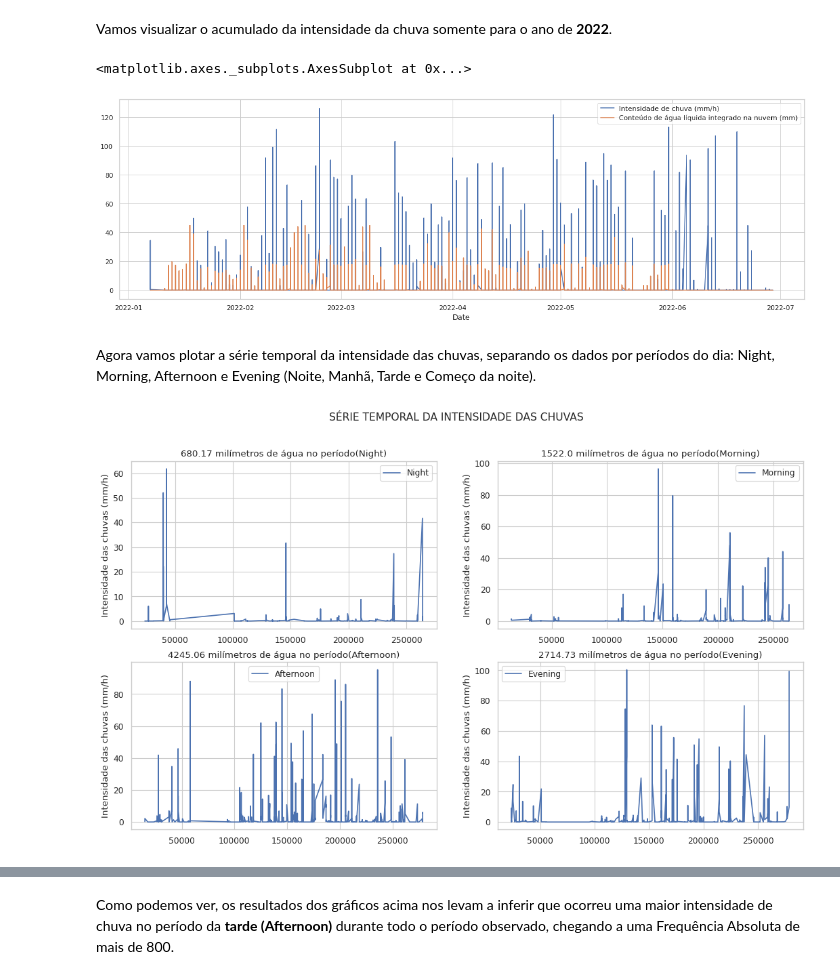
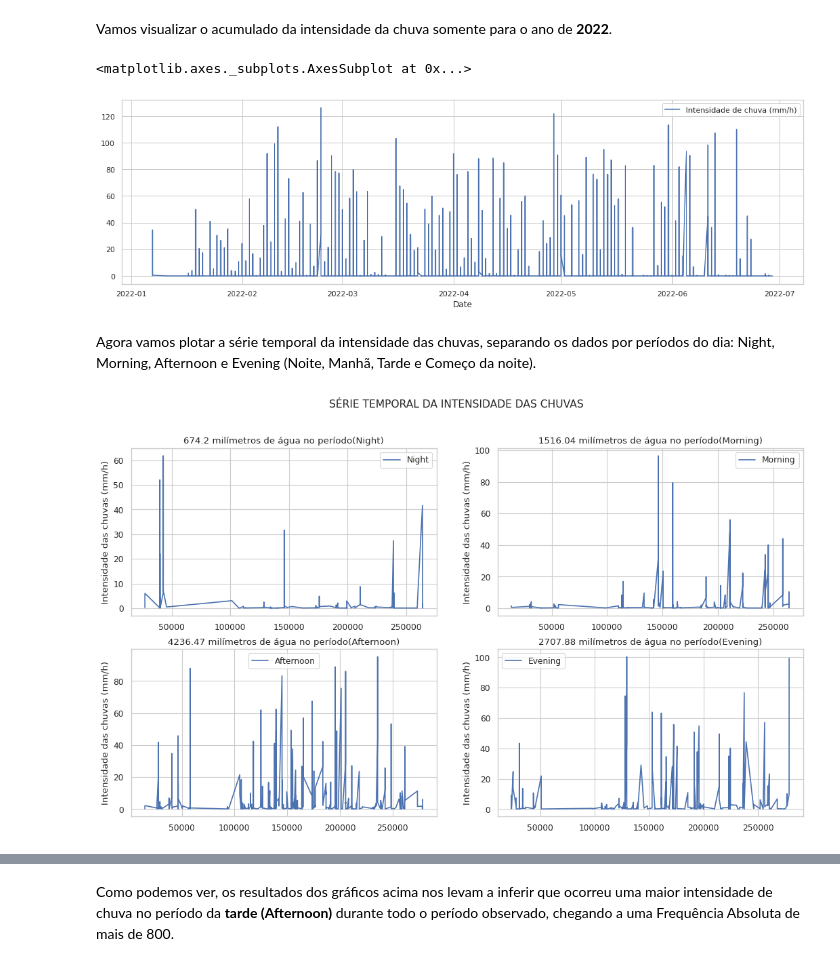
Before and after one commit to lourencocavalcante/Introduction-to-Data-Science, a Jupyter notebook: INPE_CAP394_2022_Atv01_parte2_Lourenco.ipynb, the cells around one changed output, grey strips where cells are left out. Saved outputs shown, nothing was run; the diff lists cells and outputs as text; code cells hidden in the pictures.

```diff
--- a/INPE_CAP394_2022_Atv01_parte2_Lourenco.ipynb
+++ b/INPE_CAP394_2022_Atv01_parte2_Lourenco.ipynb
@@ -453,10 +497,10 @@ sns.heatmap(corr[(corr >= 0.50) | (corr <= -0.50)],cmap='viridis', vmax=1.0, vmi
 Vamos visualizar o acumulado da intensidade da chuva para todo o período dos dados, olhando apenas os registros de chuva, usando como referência a variável Rain_Intensity_mm_h.
 # %%
 #Plotando o acumulado da intensidade da chuva por horário do dia
-df_filter1_MP3000A_RD80 = df_MP3000A_RD80_final.query("(Rain_Intensity_mm_h > 0 and DataQuality > 0)")
+df_filter1_MP3000A_RD80 = df_MP3000A_RD80_final.query("(Rain_Intensity_mm_h > 0)")
 
 ax = plt.gca()
-plt.rcParams["figure.figsize"] = [15,6]
+plt.rcParams["figure.figsize"] = [18,5]
 df_filter1_MP3000A_RD80.plot(kind="line",x="Date",y="Rain_Intensity_mm_h",label='Intensidade de chuva (mm/h)', ax=ax)
 df_filter1_MP3000A_RD80.plot(kind='line',x='Date',y="Int_Liquid_mm", label='Conteúdo de água líquida integrado na nuvem (mm)', ax=ax)
 # %% [output]
@@ -465,15 +510,14 @@ NameError: ignored
 Vamos visualizar o acumulado da intensidade da chuva somente para o ano de **2022**.
 # %%
 #Plotando o acumulado da intensidade da chuva por horário do dia
-df_filter_MP3000A_RD80 = df_MP3000A_RD80_final.query("(Year = '2022')")
+df_filter1_MP3000A_RD80 = df_MP3000A_RD80_final.query("(Datetime >= '2022-01-1')")
 
 ax = plt.gca()
 plt.rcParams["figure.figsize"] = [15,6]
-df_filter_MP3000A_RD80.plot(kind="line",x="Date",y="Rain_Intensity_mm_h",label='Intensidade de chuva (mm/h)', ax=ax)
-df_filter_MP3000A_RD80.plot(kind='line',x='Date',y="Int_Liquid_mm", label='Conteúdo de água líquida integrado na nuvem (mm)', ax=ax)
+df_filter1_MP3000A_RD80.plot(kind="line",x="Date",y="Rain_Intensity_mm_h",label='Intensidade de chuva (mm/h)', ax=ax)
 # %% [output]
 <matplotlib.axes._subplots.AxesSubplot at 0x...>
-[figure, old version]
+[figure, new version]
 # %% [markdown]
 Agora vamos plotar a série temporal da intensidade das chuvas, separando os dados por períodos do dia: Night, Morning, Afternoon e Evening (Noite, Manhã, Tarde e Começo da noite).
 # %%
@@ -482,16 +526,16 @@ labels=['Night','Morning','Afternoon','Evening']
 figure(figsize=(16,9),dpi=80)
 plt.suptitle('SÉRIE TEMPORAL DA INTENSIDADE DAS CHUVAS', size=14)
 for res in range(0,4):
-    tot = round(df_filter_MP3000A_RD80.Rain_Intensity_mm_h.loc[df_filter_MP3000A_RD80.session == labels[res]].sum(),2)
+    tot = round(df_filter0_MP3000A_RD80.Rain_Intensity_mm_h.loc[df_filter0_MP3000A_RD80.session == labels[res]].sum(),2)
     plt.subplot(2,2,res+1)
     plt.title(str(tot)+' milímetros de água no período('+labels[res]+')')
     #plt.xlabel("")
     plt.ylabel("Intensidade das chuvas (mm/h)")
-    plt.plot(df_filter_MP3000A_RD80.loc[df_filter_MP3000A_RD80.session == labels[res]]['Rain_Intensity_mm_h'], label=labels[res])
+    plt.plot(df_filter0_MP3000A_RD80.loc[df_filter0_MP3000A_RD80.session == labels[res]]['Rain_Intensity_mm_h'], label=labels[res])
     plt.legend()
 plt.show()
 # %% [output]
-[figure, old version]
+[figure, new version]
 # %%
 labels=['Night','Morning','Afternoon','Evening']
 
```
Also changed, not shown: parts of 18 cells of this notebook.
